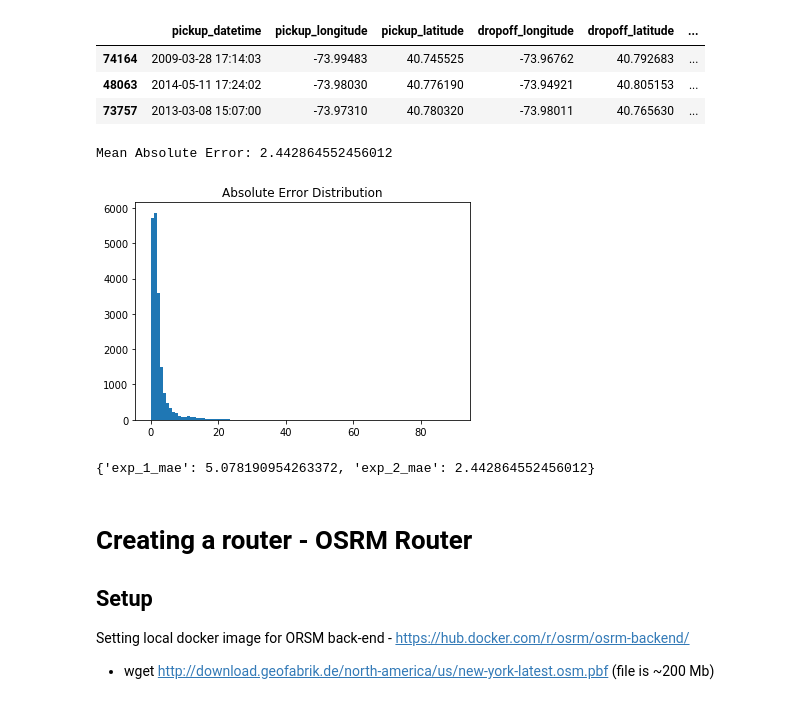
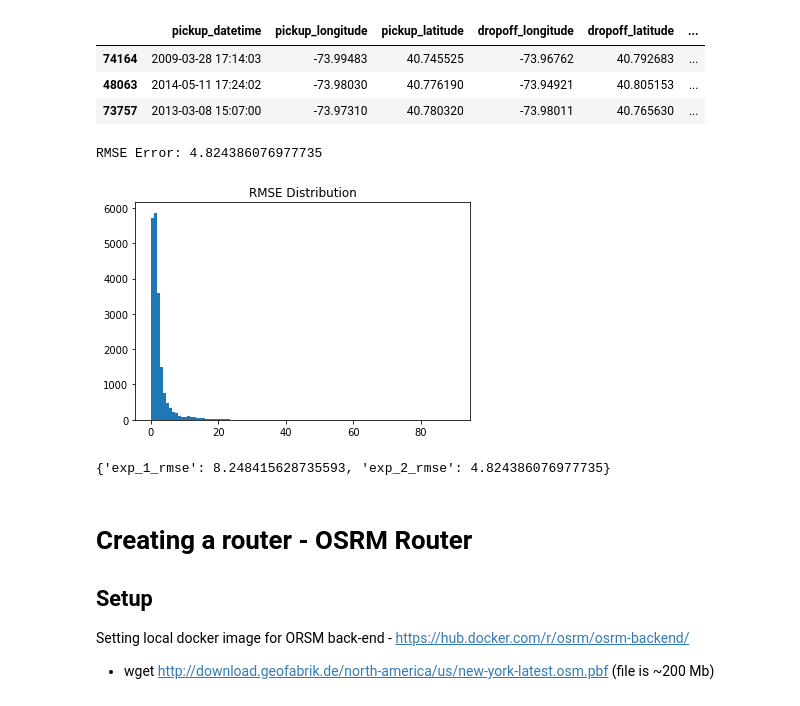
Before and after one commit to caiomiyashiro/geospatial_data_analysis, a Jupyter notebook: AMLD-2020/AMLD_2020.ipynb, the cells around one changed output. Cells and saved outputs as stored; diff of their text form; code cells hidden in the pictures.

```diff
--- a/AMLD-2020/AMLD_2020.ipynb
+++ b/AMLD-2020/AMLD_2020.ipynb
@@ -314,16 +318,16 @@ y_test_pred_1 = model_1.predict(df_test_1.drop(TARGET, axis=1))
 # %%
 def print_evaluation(y_obs, y_pred, max_lim_y=100, return_errors=True):
-    mae_hist = np.abs(y_pred - y_obs)
-    plt.hist(mae_hist[y_obs < max_lim_y], bins=100)
-    plt.title('Absolute Error Distribution');
+    rmse_hist = np.sqrt((y_pred - y_obs)**2)
+    plt.hist(rmse_hist[y_obs < max_lim_y], bins=100)
+    plt.title('RMSE Distribution');
 
     if(return_errors == True):
         return mae_hist
 
 #####
-mae = mean_absolute_error(df_test_1[TARGET], y_test_pred_1)
-iteration_results['exp_1_mae'] = mae
-print(f'Mean Absolute Error: {mae}')
+rmse = np.sqrt(mean_squared_error(df_test_1[TARGET], y_test_pred_1))
+iteration_results['exp_1_rmse'] = rmse
+print(f'RMSE: {rmse}')
 
 print_evaluation(df_test_1[TARGET], y_test_pred_1, return_errors=False)
 # %% [output]
@@ -424,18 +428,18 @@ model_2.fit(df_train_2.drop(TARGET, axis=1), df_train_2[TARGET])
 
 y_test_pred_2 = model_2.predict(df_test_2.drop(TARGET, axis=1))
 # %%
-mae_2 = mean_absolute_error(df_test_2[TARGET], y_test_pred_2)
-iteration_results['exp_2_mae'] = mae_2
-print(f'Mean Absolute Error: {mae_2}')
+rmse_2 = np.sqrt(mean_squared_error(df_test_2[TARGET], y_test_pred_2))
+iteration_results['exp_2_rmse'] = rmse_2
+print(f'RMSE Error: {rmse_2}')
 
 print_evaluation(df_test_2[TARGET], y_test_pred_2, return_errors=False)
 # %% [output]
-Mean Absolute Error: 2.442864552456012
+RMSE Error: 4.824386076977735
-[figure, old version]
+[figure, new version]
 # %%
 iteration_results
 # %% [output]
-{'exp_1_mae': 5.078190954263372, 'exp_2_mae': 2.442864552456012}
+{'exp_1_rmse': 8.248415628735593, 'exp_2_rmse': 4.824386076977735}
 # %% [markdown]
 # Creating a router - OSRM Router
 
```
Also changed, not shown: parts of 11 cells of this notebook.
